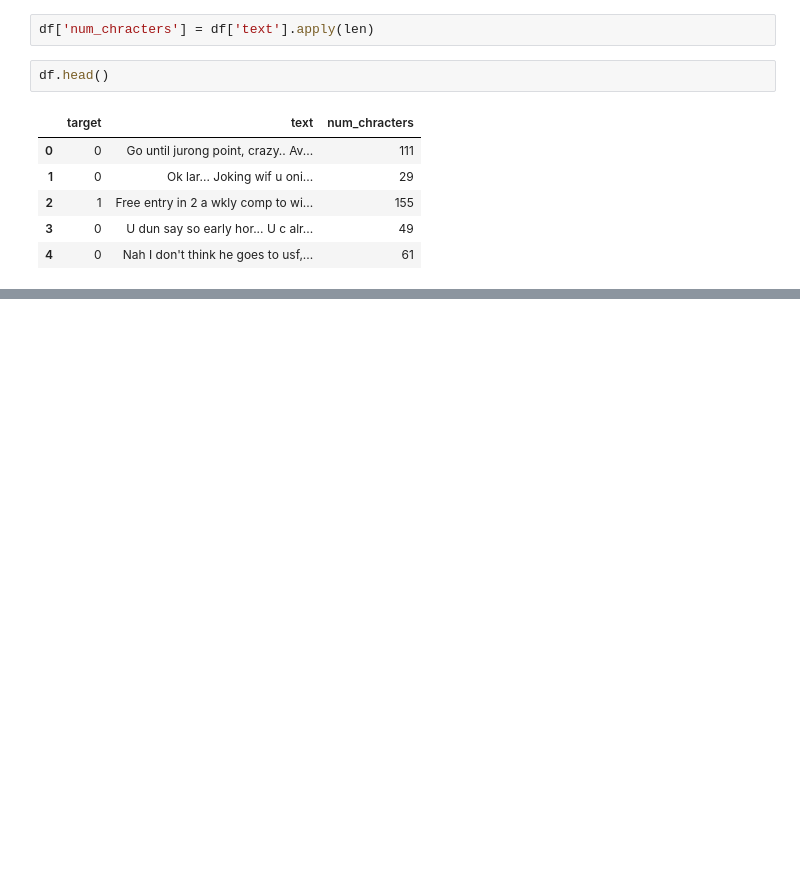
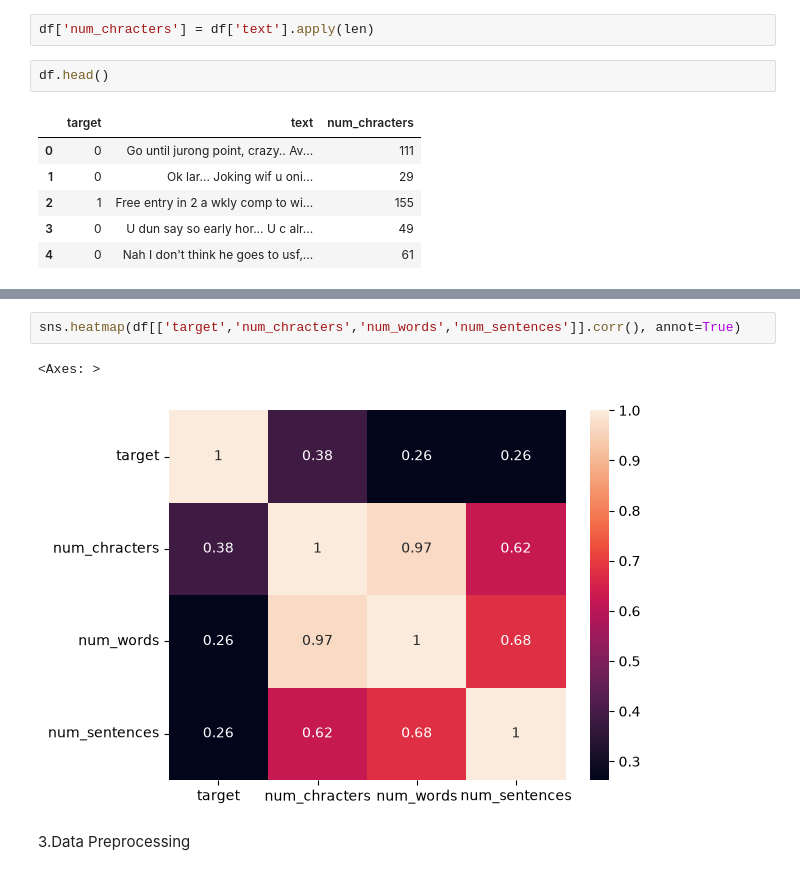
Before and after one commit to GarvChopra/Email-spam-classifier-ML-PROJECT-, a Jupyter notebook: sms-spam-detection.ipynb, the cells around one changed output, grey strips where cells are left out. Saved outputs shown, nothing was run; the diff lists cells and outputs as text; blank space fills up the shorter version.

Commit message:
preprocessing

```diff
--- a/sms-spam-detection.ipynb
+++ b/sms-spam-detection.ipynb
@@ -140,0 +255,7 @@ df.head()
+# %%
+sns.heatmap(df[['target','num_chracters','num_words','num_sentences']].corr(), annot=True)
+# %% [output]
+<Axes: >
+[figure, added]
+# %% [markdown]
+3.Data Preprocessing
```
Also changed, not shown: parts of 12 cells of this notebook.
